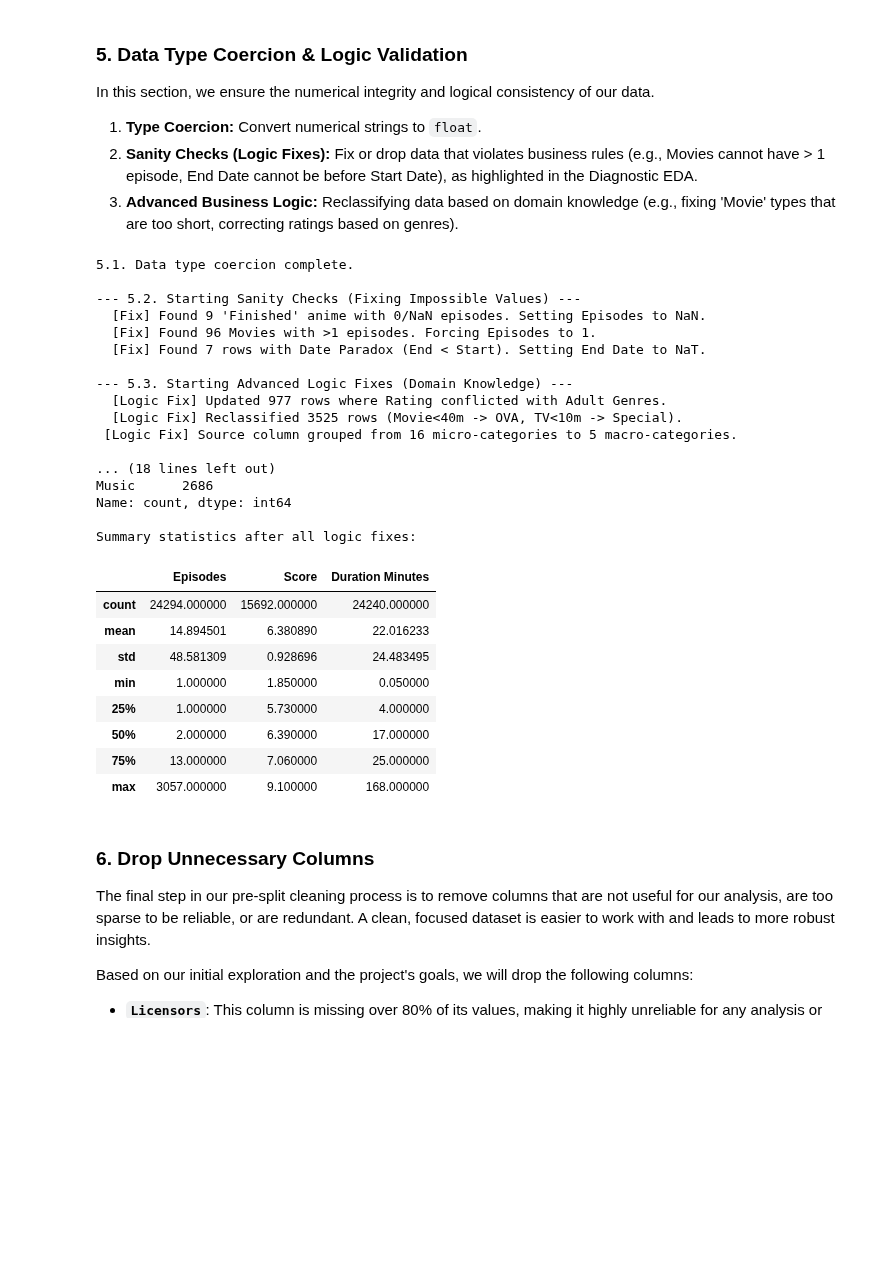
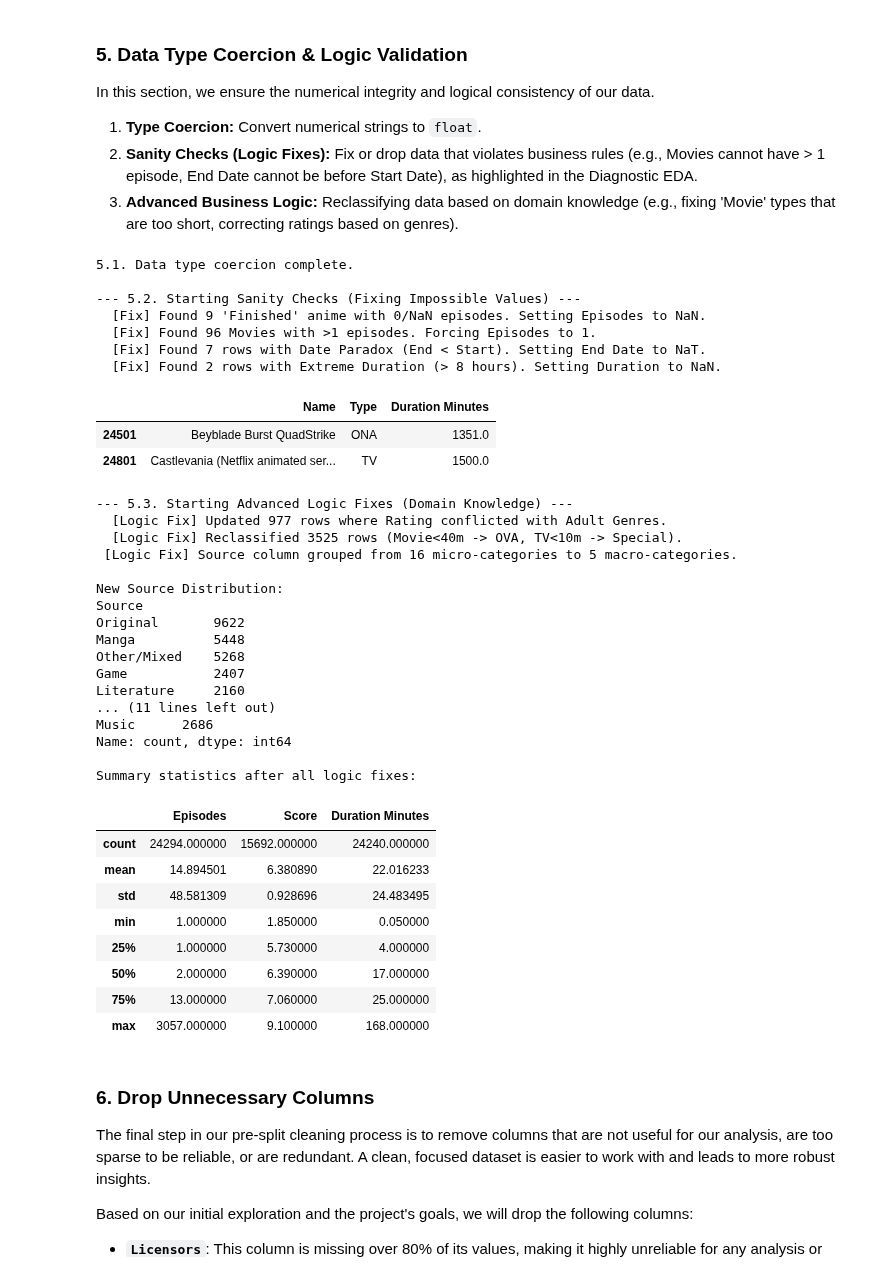
Before and after one commit to chanhbui297/DSEB65A_Gr1_anime_data_storytelling, a Jupyter notebook: notebooks/02_Data_Preprocessing.ipynb, the cells around one changed output. Saved outputs shown, nothing was run; the diff lists cells and outputs as text; code cells hidden in the pictures; blank space fills up the shorter version.

Commit message:
Chuyen sua loi duration outlier sang logic validation

```diff
--- a/notebooks/02_Data_Preprocessing.ipynb
+++ b/notebooks/02_Data_Preprocessing.ipynb
@@ -337,19 +262,0 @@ To prevent this outlier from skewing our scaling and imputation steps later, we
-# %%
-# Define threshold: Any episode longer than 200 minutes
-# for Non-Movie types is considered a data entry error (likely Total Duration).
-# Note: Movies can be long, so we exclude them from this check.
-
-mask_invalid_duration = (
-    (df['Type'].isin(['TV', 'ONA', 'OVA', 'Special'])) &
-    (df['Duration Minutes'] > 200)
-)
-
-# Reporting before removal
-print(f"Detected {mask_invalid_duration.sum()} entries with impossible episode duration:")
-display(df.loc[mask_invalid_duration, ['Name', 'Type', 'Episodes', 'Duration Minutes']])
-
-# Action: Replace with NaN (to be handled by Imputer later)
-df.loc[mask_invalid_duration, 'Duration Minutes'] = np.nan
-
-print("-" * 30)
-print(f"Cleaning complete. Max duration for Series/ONA/OVA is now: {df.loc[~df['Type'].eq('Movie'), 'Duration Minutes'].max()} minutes.")
@@ -455,6 +355,14 @@ if mask_ghost_score.sum() > 0:
     print(f"  [Fix] Found {mask_ghost_score.sum()} rows with Score but 0/NaN voters. Setting Score to NaN.")
     df.loc[mask_ghost_score, 'Score'] = np.nan
 
+# Rule 6: Extreme Duration Outliers (Specific Fix for your finding)
+# Any episode duration > 240 mins (4 hours) is physically impossible for a single entry.
+# This catches the 1500 mins ONA and the TV outlier.
+mask_extreme_duration = df['Duration Minutes'] > 240
+if mask_extreme_duration.sum() > 0:
+    print(f"  [Fix] Found {mask_extreme_duration.sum()} rows with Extreme Duration (> 8 hours). Setting Duration to NaN.")
+    display(df.loc[mask_extreme_duration, ['Name', 'Type', 'Duration Minutes']])
+    df.loc[mask_extreme_duration, 'Duration Minutes'] = np.nan
 
 # 5.3. ADVANCED BUSINESS LOGIC & RECLASSIFICATION
 
@@ -563,53 +471,63 @@ print(df['Source'].value_counts())
 # This step ensures "special" becomes "Special", "tv" becomes "TV", etc.
 print("\n--- Finalizing Text Formatting ---")
 for col in ['Type', 'Status', 'Rating', 'Source']:
     # Convert to Title Case first (e.g. "finished airing" -> "Finished Airing")
     df[col] = df[col].astype(str).str.strip().str.title()
 
     # Fix specific acronyms to Uppercase
     df[col] = df[col].replace({
         'Tv': 'TV',
         'Ova': 'OVA',
         'Ona': 'ONA',
         'Nan': np.nan # 'nan' string back to real NaN
     })
 
 print("Text columns standardized (Title Case/Uppercase).")
 
 # --- Verification ---
 print("\nCheck Type distribution after standardization:")
 print(df['Type'].value_counts().head())
 
 # --- Verification ---
 print("\nSummary statistics after all logic fixes:")
 display(df[['Episodes', 'Score', 'Duration Minutes']].describe())
 # %% [output]
 5.1. Data type coercion complete.
 
 --- 5.2. Starting Sanity Checks (Fixing Impossible Values) ---
   [Fix] Found 9 'Finished' anime with 0/NaN episodes. Setting Episodes to NaN.
   [Fix] Found 96 Movies with >1 episodes. Forcing Episodes to 1.
   [Fix] Found 7 rows with Date Paradox (End < Start). Setting End Date to NaT.
-
---- 5.3. Starting Advanced Logic Fixes (Domain Knowledge) ---
-  [Logic Fix] Updated 977 rows where Rating conflicted with Adult Genres.
-  [Logic Fix] Reclassified 3525 rows (Movie<40m -> OVA, TV<10m -> Special).
- [Logic Fix] Source column grouped from 16 micro-categories to 5 macro-categories.
-
-... (18 lines left out)
-Music      2686
-Name: count, dtype: int64
-
-Summary statistics after all logic fixes:
+  [Fix] Found 2 rows with Extreme Duration (> 8 hours). Setting Duration to NaN.
-|  | Episodes | Score | Duration Minutes |
-| count | 24294.000000 | 15692.000000 | 24240.000000 |
-| mean | 14.894501 | 6.380890 | 22.016233 |
-| std | 48.581309 | 0.928696 | 24.483495 |
-| min | 1.000000 | 1.850000 | 0.050000 |
-| 25% | 1.000000 | 5.730000 | 4.000000 |
-| 50% | 2.000000 | 6.390000 | 17.000000 |
-| 75% | 13.000000 | 7.060000 | 25.000000 |
-| max | 3057.000000 | 9.100000 | 168.000000 |
+|  | Name | Type | Duration Minutes |
+| 24501 | Beyblade Burst QuadStrike | ONA | 1351.0 |
+| 24801 | Castlevania (Netflix animated ser... | TV | 1500.0 |
+--- 5.3. Starting Advanced Logic Fixes (Domain Knowledge) ---
+  [Logic Fix] Updated 977 rows where Rating conflicted with Adult Genres.
+  [Logic Fix] Reclassified 3525 rows (Movie<40m -> OVA, TV<10m -> Special).
+ [Logic Fix] Source column grouped from 16 micro-categories to 5 macro-categories.
+
+New Source Distribution:
+Source
+Original       9622
+Manga          5448
+Other/Mixed    5268
+Game           2407
+Literature     2160
+... (11 lines left out)
+Music      2686
+Name: count, dtype: int64
+
+Summary statistics after all logic fixes:
+|  | Episodes | Score | Duration Minutes |
+| count | 24294.000000 | 15692.000000 | 24240.000000 |
+| mean | 14.894501 | 6.380890 | 22.016233 |
+| std | 48.581309 | 0.928696 | 24.483495 |
+| min | 1.000000 | 1.850000 | 0.050000 |
+| 25% | 1.000000 | 5.730000 | 4.000000 |
+| 50% | 2.000000 | 6.390000 | 17.000000 |
+| 75% | 13.000000 | 7.060000 | 25.000000 |
+| max | 3057.000000 | 9.100000 | 168.000000 |
 # %% [markdown]
 ### **6. Drop Unnecessary Columns**
 
```
Also changed, not shown: parts of 4 cells of this notebook, 3 other files.
